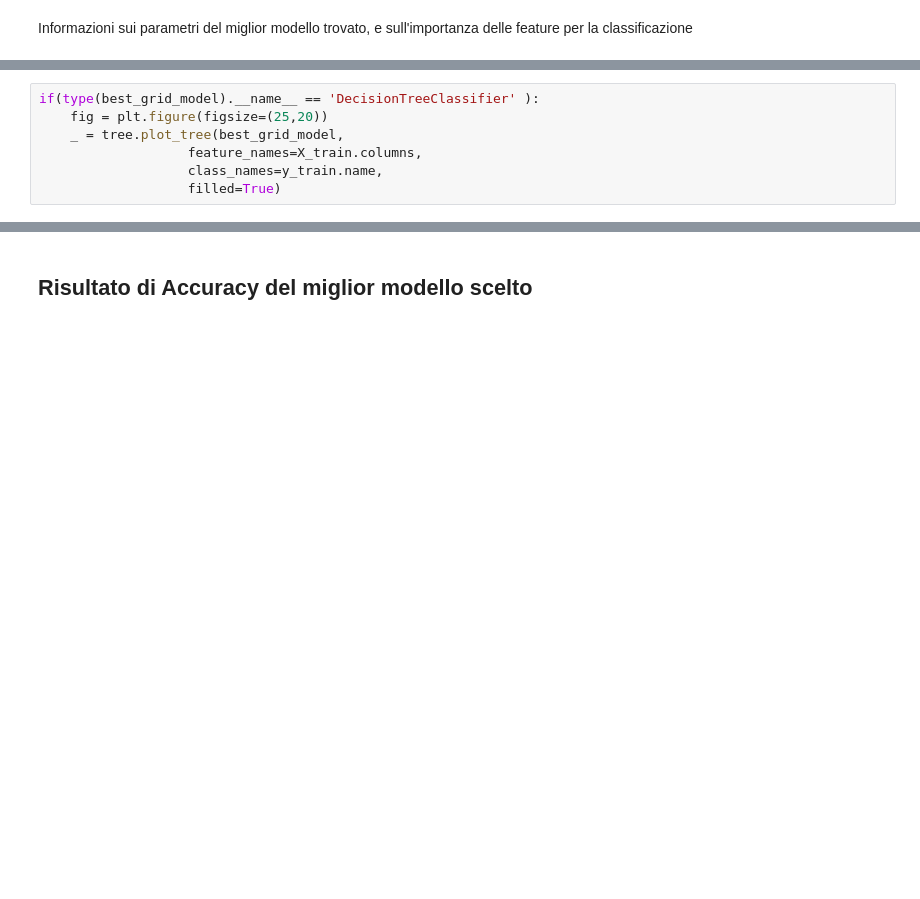
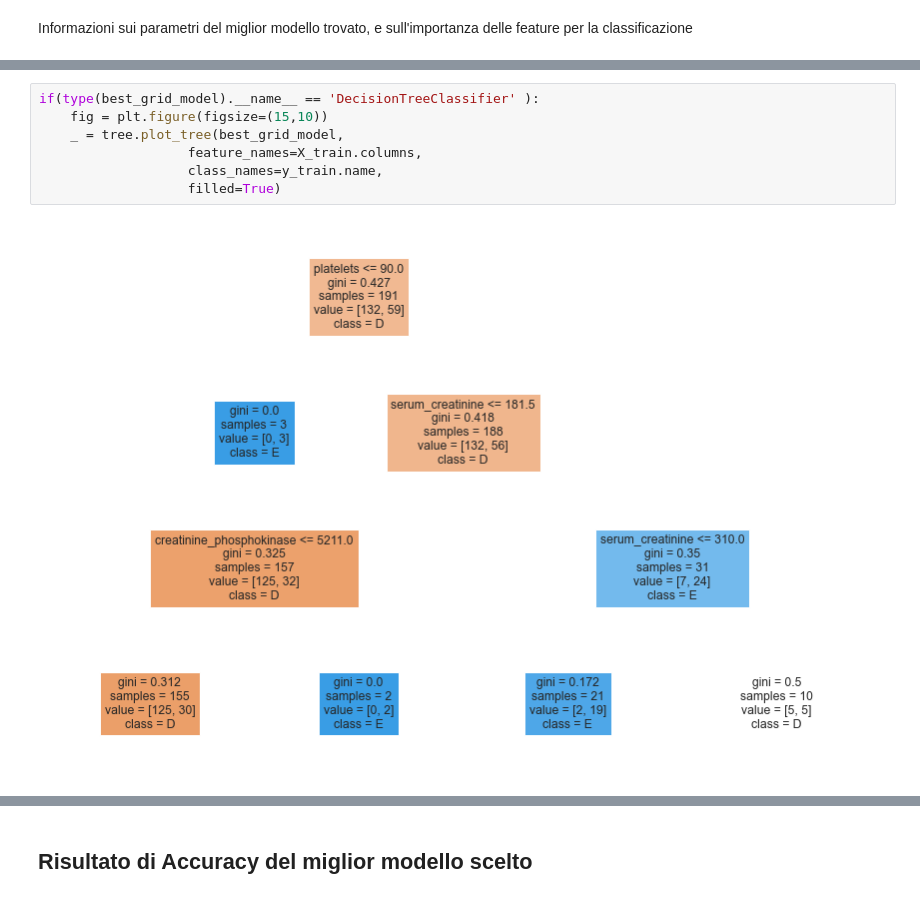
Before and after one commit to ale-pavel/exam-challenge-heart-disease, a Jupyter notebook: Challenge-Heart-Disease_training.ipynb, the cells around one changed output, grey strips where cells are left out. Cells and saved outputs as stored; diff of their text form; blank space fills up the shorter version.

```diff
--- a/Challenge-Heart-Disease_training.ipynb
+++ b/Challenge-Heart-Disease_training.ipynb
@@ -242,10 +310,12 @@ if(type(best_grid_model).__name__ in ('DecisionTreeClassifier', 'RandomForestCla
 # %%
 if(type(best_grid_model).__name__ == 'DecisionTreeClassifier' ):
-    fig = plt.figure(figsize=(25,20))
+    fig = plt.figure(figsize=(15,10))
     _ = tree.plot_tree(best_grid_model,
                    feature_names=X_train.columns,
                    class_names=y_train.name,
                    filled=True)
+# %% [output]
+[figure, added]
 # %% [markdown]
 ## Confusion Matrix
 
```
Also changed, not shown: parts of 43 cells of this notebook, 1 other file.
